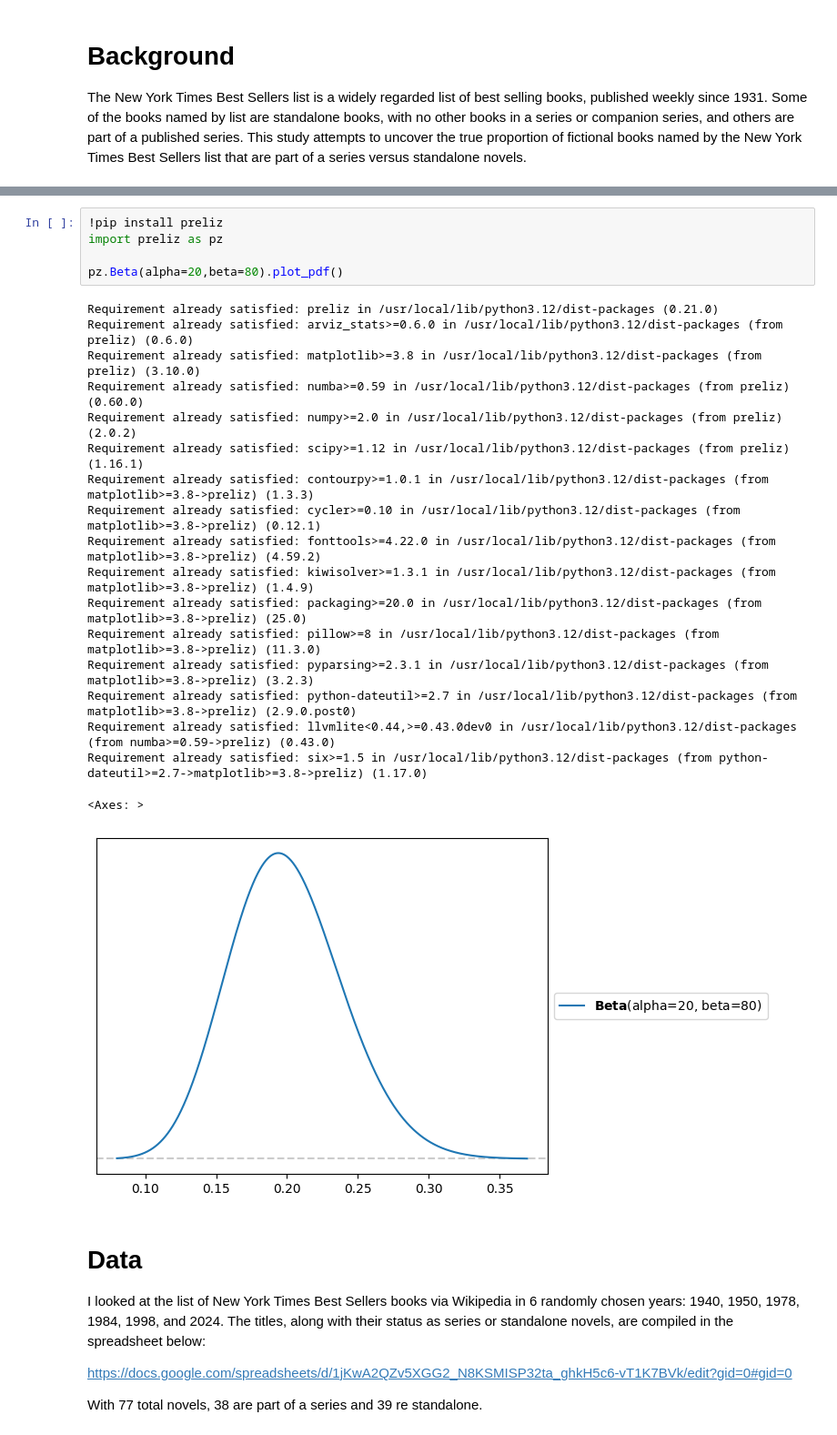
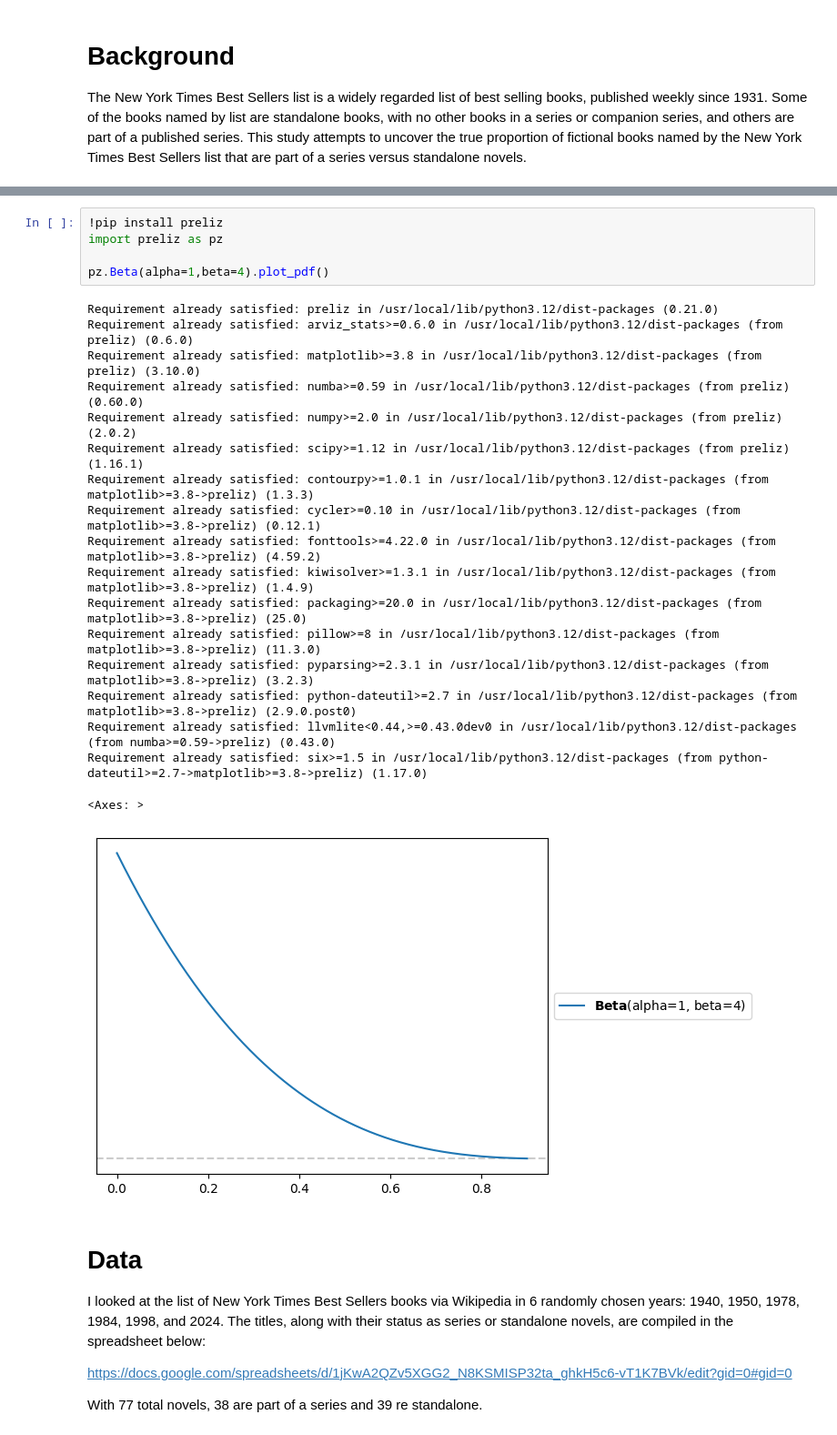
Before and after one commit to AlyW8/Data-Science, a Jupyter notebook: AlysWangU2proj.ipynb, the cells around one changed output, grey strips where cells are left out. Shown at 91% size. Drawn from its saved outputs; the diff is of its cells as text.

```diff
--- a/AlysWangU2proj.ipynb
+++ b/AlysWangU2proj.ipynb
@@ -61,27 +61,27 @@ My assumption is that 20% of the number of fictional books named in the NYT Best
 # %%
 !pip install preliz
 import preliz as pz
 
-pz.Beta(alpha=20,beta=80).plot_pdf()
+pz.Beta(alpha=1,beta=4).plot_pdf()
 # %% [output]
 Requirement already satisfied: preliz in /usr/local/lib/python3.12/dist-packages (0.21.0)
 Requirement already satisfied: arviz_stats>=0.6.0 in /usr/local/lib/python3.12/dist-packages (from preliz) (0.6.0)
 Requirement already satisfied: matplotlib>=3.8 in /usr/local/lib/python3.12/dist-packages (from preliz) (3.10.0)
 Requirement already satisfied: numba>=0.59 in /usr/local/lib/python3.12/dist-packages (from preliz) (0.60.0)
 Requirement already satisfied: numpy>=2.0 in /usr/local/lib/python3.12/dist-packages (from preliz) (2.0.2)
 Requirement already satisfied: scipy>=1.12 in /usr/local/lib/python3.12/dist-packages (from preliz) (1.16.1)
 Requirement already satisfied: contourpy>=1.0.1 in /usr/local/lib/python3.12/dist-packages (from matplotlib>=3.8->preliz) (1.3.3)
 Requirement already satisfied: cycler>=0.10 in /usr/local/lib/python3.12/dist-packages (from matplotlib>=3.8->preliz) (0.12.1)
 Requirement already satisfied: fonttools>=4.22.0 in /usr/local/lib/python3.12/dist-packages (from matplotlib>=3.8->preliz) (4.59.2)
 Requirement already satisfied: kiwisolver>=1.3.1 in /usr/local/lib/python3.12/dist-packages (from matplotlib>=3.8->preliz) (1.4.9)
 Requirement already satisfied: packaging>=20.0 in /usr/local/lib/python3.12/dist-packages (from matplotlib>=3.8->preliz) (25.0)
 Requirement already satisfied: pillow>=8 in /usr/local/lib/python3.12/dist-packages (from matplotlib>=3.8->preliz) (11.3.0)
 Requirement already satisfied: pyparsing>=2.3.1 in /usr/local/lib/python3.12/dist-packages (from matplotlib>=3.8->preliz) (3.2.3)
 Requirement already satisfied: python-dateutil>=2.7 in /usr/local/lib/python3.12/dist-packages (from matplotlib>=3.8->preliz) (2.9.0.post0)
 Requirement already satisfied: llvmlite<0.44,>=0.43.0dev0 in /usr/local/lib/python3.12/dist-packages (from numba>=0.59->preliz) (0.43.0)
 Requirement already satisfied: six>=1.5 in /usr/local/lib/python3.12/dist-packages (from python-dateutil>=2.7->matplotlib>=3.8->preliz) (1.17.0)
 <Axes: >
-[figure, old version]
+[figure, new version]
 # %% [markdown]
 # Data
 I looked at the list of New York Times Best Sellers books via Wikipedia in 6 randomly chosen years: 1940, 1950, 1978, 1984, 1998, and 2024. The titles, along with their status as series or standalone novels, are compiled in the spreadsheet below:
```
Also changed, not shown: parts of 4 cells of this notebook.
